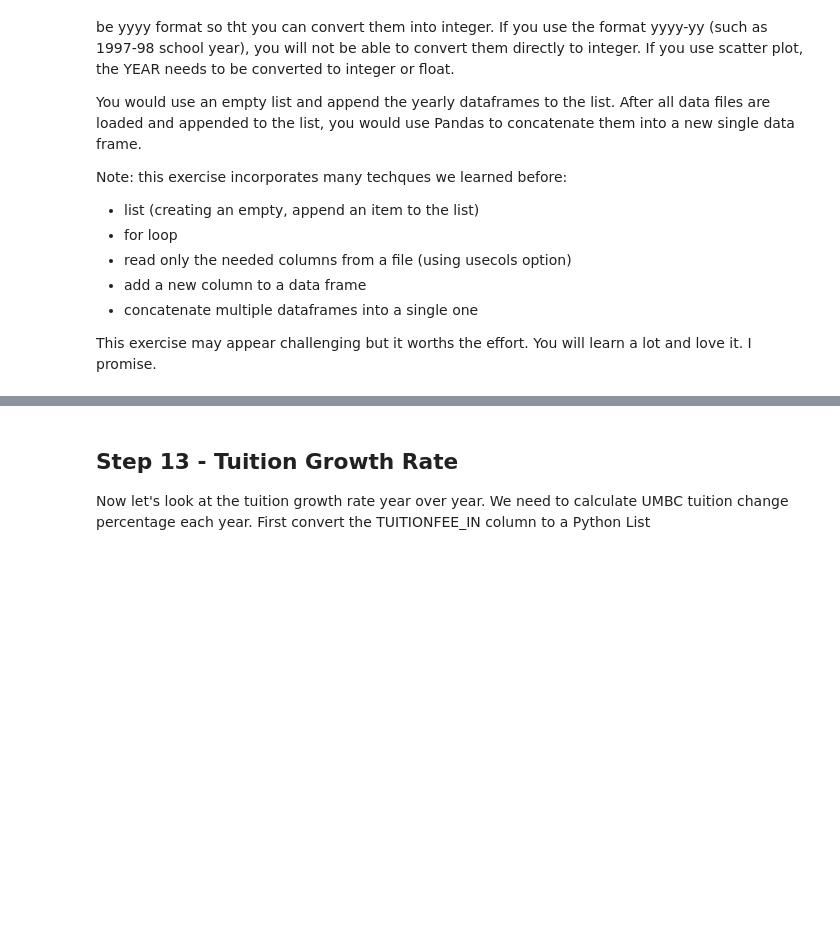
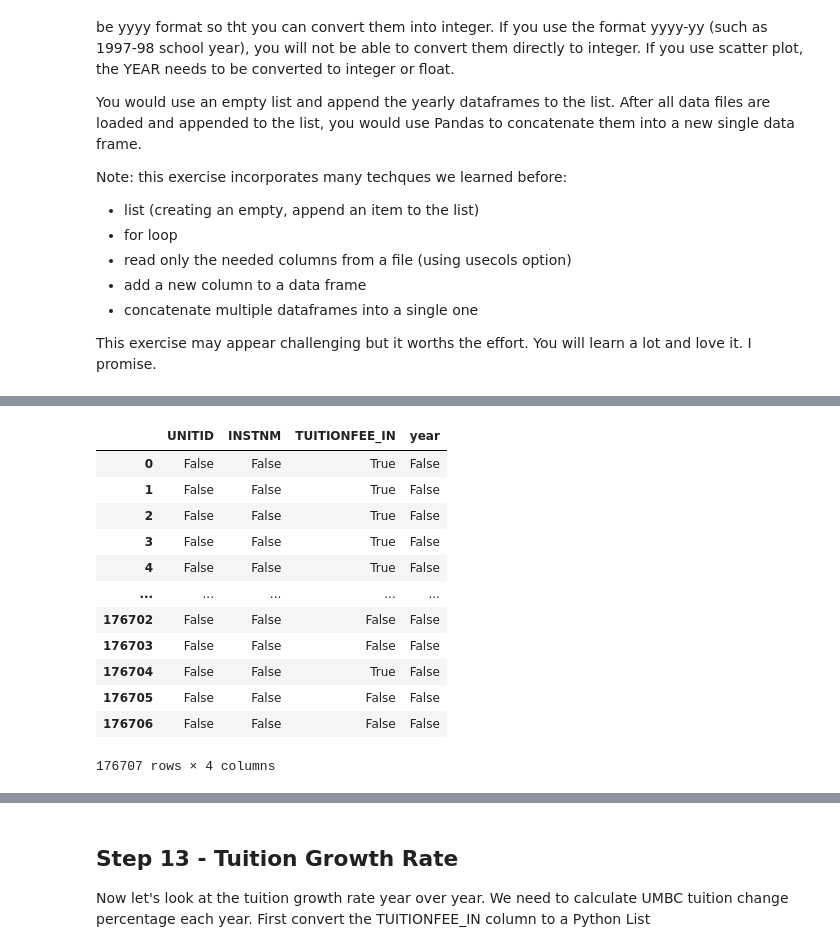
Before and after one commit to arthik1699/DATA690_Data_Visulaization_Statistics, a Jupyter notebook: Assignment_06/assignments/assignment_06_colleges2/assignment_06.ipynb, the cells around one changed output, grey strips where cells are left out. Saved outputs shown, nothing was run; the diff lists cells and outputs as text; code cells hidden in the pictures; blank space fills up the shorter version.

```diff
--- a/Assignment_06/assignments/assignment_06_colleges2/assignment_06.ipynb
+++ b/Assignment_06/assignments/assignment_06_colleges2/assignment_06.ipynb
@@ -114,0 +387,16 @@ This exercise may appear challenging but it worths the effort. You will learn a
+# %%
+df_all.isnull()
+# %% [output]
+|  | UNITID | INSTNM | TUITIONFEE_IN | year |
+| 0 | False | False | True | False |
+| 1 | False | False | True | False |
+| 2 | False | False | True | False |
+| 3 | False | False | True | False |
+| 4 | False | False | True | False |
+| ... | ... | ... | ... | ... |
+| 176702 | False | False | False | False |
+| 176703 | False | False | False | False |
+| 176704 | False | False | True | False |
+| 176705 | False | False | False | False |
+| 176706 | False | False | False | False |
+176707 rows × 4 columns
```
Also changed, not shown: parts of 42 cells of this notebook.
